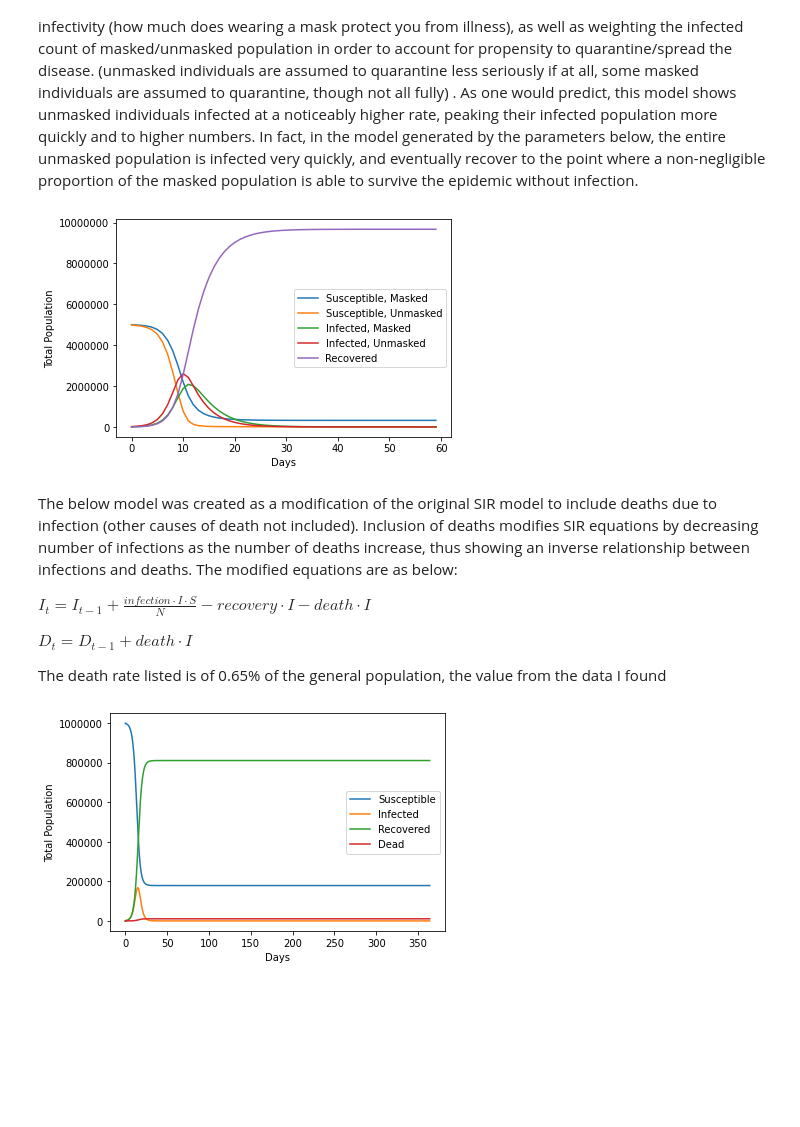
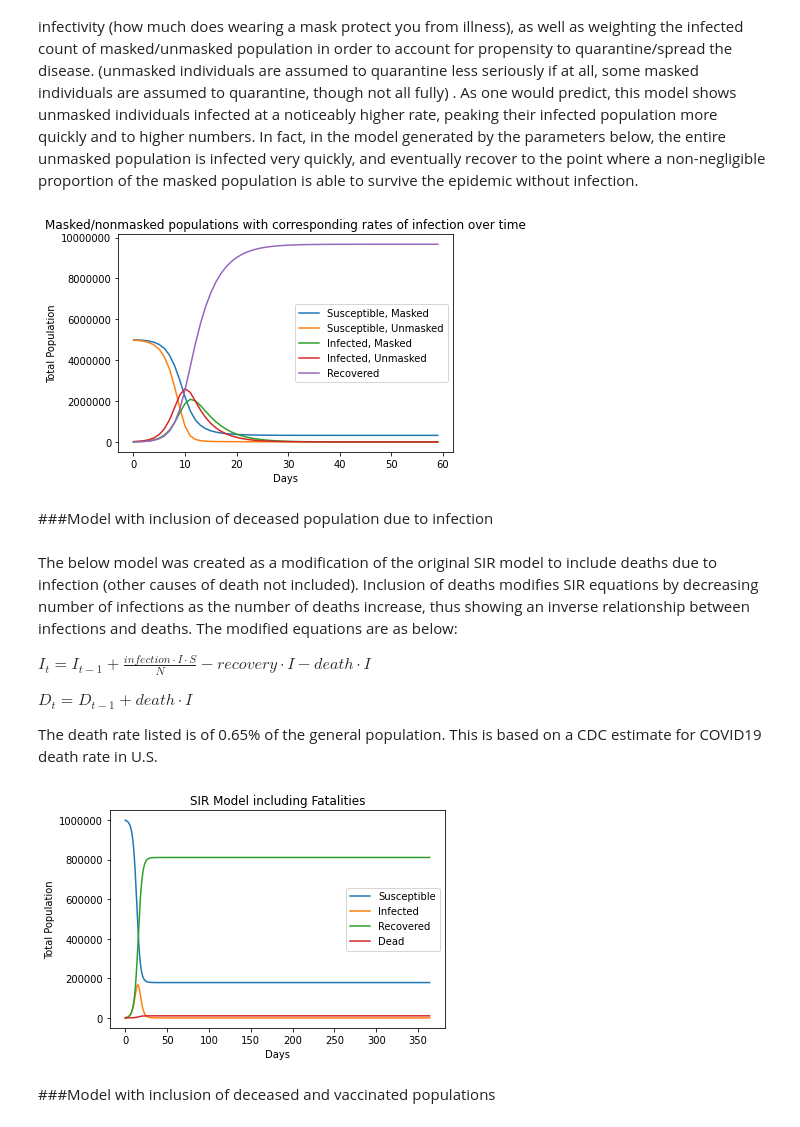
Before and after one commit to talanthier/Math-152, a Jupyter notebook: EpidemiologyG3.ipynb, the cells around one changed output. Drawn from its saved outputs; the diff is of its cells as text; code cells hidden in the pictures; blank space fills up the shorter version.

```diff
--- a/EpidemiologyG3.ipynb
+++ b/EpidemiologyG3.ipynb
@@ -231,34 +165,38 @@ def model_disease(t):
   recovery=.25 #%of sick people recovering daily (denoted gamma)
   infection=1 # amount of people infected per person per day (denoted beta)
   infection_masked=.5*infection #assigns amount of masked people infected per day based on a ratio of .5 to base infectivity
   results = np.array([0,S_mask,S_no_mask,I_mask,I_no_mask,R])
 
   for x in range(t): #updating population variables according to equations t times
     I=(2*I_no_mask)+(.5*I_mask) #Making a single constant I to represent a weigthed sum of infected populations
     S_mask_plus=S_mask-(infection_masked*I*S_mask/N)
     S_no_mask_plus=S_no_mask-(infection*I*S_no_mask/N)
     I_mask_plus=I_mask+(infection_masked*I*S_mask/N)-(recovery*I_mask)
     I_no_mask_plus=I_no_mask+(infection*I*S_no_mask/N)-(recovery*I_no_mask)
     R+=(recovery*I_mask)+(recovery*I_no_mask) #no temp variable needed
     S_mask=S_mask_plus #temporary variables are updated
     S_no_mask=S_no_mask_plus
     I_mask=I_mask_plus
     I_no_mask=I_no_mask_plus
     results = np.vstack((results,[x,S_mask,S_no_mask,I_mask,I_no_mask,R])) # adds new row to our results array
   return results
 data = model_disease(60) #assigns vstack with results for a 60 day model to variable data
 plt.plot(data[:,0],data[:,1], label = 'Susceptible, Masked')#plots all data
 plt.plot(data[:,0],data[:,2], label = 'Susceptible, Unmasked')
 plt.plot(data[:,0],data[:,3], label = 'Infected, Masked')
 plt.plot(data[:,0],data[:,4], label = 'Infected, Unmasked')
 plt.plot(data[:,0],data[:,5], label = 'Recovered')
 plt.legend()
 plt.xlabel('Days')
 plt.ylabel('Total Population')
 plt.ticklabel_format(style='plain')
+plt.title(r'Masked/nonmasked populations with corresponding rates of infection over time')
+
 plt.show()
 # %% [output]
-[figure, old version]
+[figure, new version]
+# %% [markdown]
+###Model with inclusion of deceased population due to infection
 # %% [markdown]
 The below model was created as a modification of the original SIR model to include deaths due to infection (other causes of death not included).
 Inclusion of deaths modifies SIR equations by decreasing number of infections as the number of deaths increase, thus showing an inverse relationship between infections and deaths. The modified equations are as below:
@@ -267,7 +205,7 @@ $I_t=I_{t-1}+ \frac{infection\cdot I\cdot S}{N} - recovery\cdot I - death \cdot
 
 $D_t=D_{t-1}+ death\cdot I$
 
-The death rate listed is of 0.65% of the general population, the value from the data I found
+The death rate listed is of 0.65% of the general population. This is based on a CDC estimate for COVID19 death rate in U.S.
 # %%
 #plot including deaths
 
@@ -284,7 +222,7 @@ def model_disease(t):
   D=0 #dead population
   recovery=.5 #%of sick people recovering daily (denoted gamma)
   infection=1 # amount of people infected per person per day (denoted beta)
-  death=0.0066 #% of sick people dying from disease
+  death=0.0065 #% of sick people dying from disease
   results = np.array([0,S,I,R,D]) # columns
 
   for x in range(t): #updating population variables according to equations t times
@@ -308,7 +246,10 @@ plt.legend()
 plt.xlabel('Days')
 plt.ylabel('Total Population')
 plt.ticklabel_format(style='plain')
+plt.title(r'SIR Model including Fatalities')
 plt.show()
 # %% [output]
-[figure, old version]
+[figure, new version]
+# %% [markdown]
+###Model with inclusion of deceased and vaccinated populations
 # %% [markdown]
```
Also changed, not shown: parts of 18 cells of this notebook.
